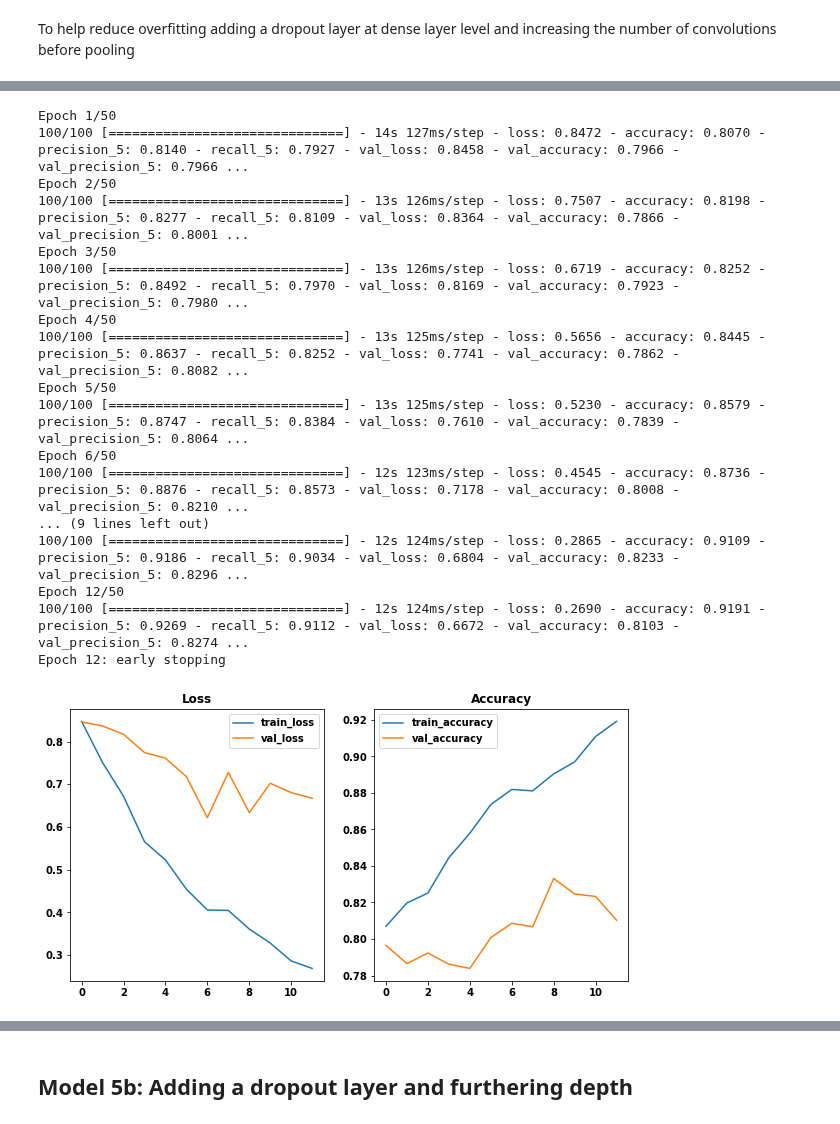
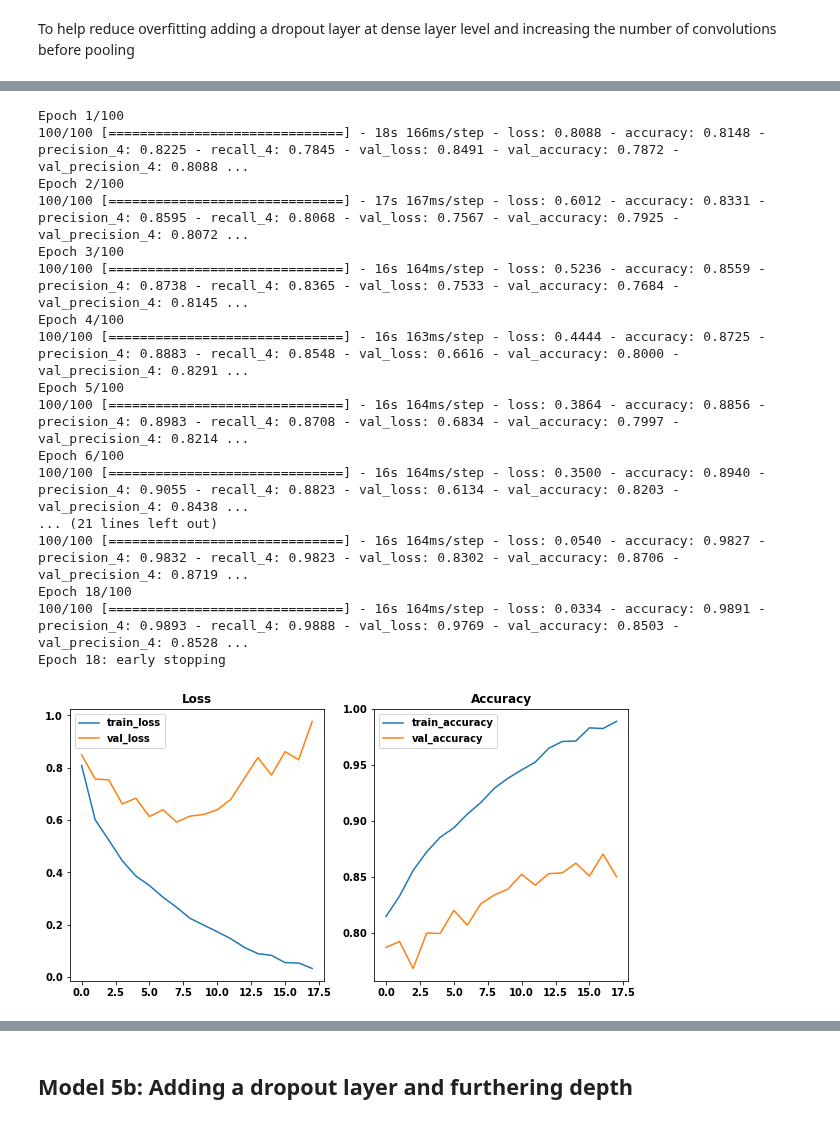
Before and after one commit to ssaeed85/dsc-ph5-MarsTerrainAnomalyDetection, a Jupyter notebook: 02_TensorflowModeling_Adam.ipynb, the cells around one changed output, grey strips where cells are left out. Drawn from its saved outputs; the diff is of its cells as text; code cells hidden in the pictures.

```diff
--- a/02_TensorflowModeling_Adam.ipynb
+++ b/02_TensorflowModeling_Adam.ipynb
@@ -58,7 +32,7 @@ train_datagen = ImageDataGenerator(rescale=1./255)
 train_generator = train_datagen.flow_from_directory(
     'images/train/',
     target_size = (227,227),
-    batch_size=128,
+    batch_size=225,
     color_mode='grayscale',
     class_mode='categorical'
 )
@@ -73,7 +47,7 @@ val_datagen = ImageDataGenerator(rescale=1./255)
 val_generator = val_datagen.flow_from_directory(
     'images/val/',
     target_size = (227,227),
-    batch_size=128,
+    batch_size=64,
     color_mode='grayscale',
     class_mode='categorical'
 )
@@ -100,9 +74,11 @@ Found 1793 images belonging to 8 classes.
 early_stop = EarlyStopping(monitor='val_loss',
                            min_delta=1e-8,
                            verbose=1,
-                           patience = 5,
+                           patience = 10,
                            restore_best_weights=True,
                            mode='min')
+
+epochs_to_train = 100
 # %% [markdown]
 ## Model 1 - Simple CNN
 # %%
@@ -499,33 +473,33 @@ _________________________________________________________________
 results = model.fit(train_generator,
                     callbacks=early_stop,
                     steps_per_epoch=100,  # Number of training samples to pull per epoch
-                    epochs=50,  # Number of epochs
+                    epochs=epochs_to_train,  # Number of epochs
                     validation_data=val_generator,
                     validation_steps=50,  # Number of validation samples to run validation on
                     verbose=1
                     )
 # %% [output]
-Epoch 1/50
-100/100 [==============================] - 14s 127ms/step - loss: 0.8472 - accuracy: 0.8070 - precision_5: 0.8140 - recall_5: 0.7927 - val_loss: 0.8458 - val_accuracy: 0.7966 - val_precision_5: 0.7966 ...
-Epoch 2/50
-100/100 [==============================] - 13s 126ms/step - loss: 0.7507 - accuracy: 0.8198 - precision_5: 0.8277 - recall_5: 0.8109 - val_loss: 0.8364 - val_accuracy: 0.7866 - val_precision_5: 0.8001 ...
-Epoch 3/50
-100/100 [==============================] - 13s 126ms/step - loss: 0.6719 - accuracy: 0.8252 - precision_5: 0.8492 - recall_5: 0.7970 - val_loss: 0.8169 - val_accuracy: 0.7923 - val_precision_5: 0.7980 ...
-Epoch 4/50
-100/100 [==============================] - 13s 125ms/step - loss: 0.5656 - accuracy: 0.8445 - precision_5: 0.8637 - recall_5: 0.8252 - val_loss: 0.7741 - val_accuracy: 0.7862 - val_precision_5: 0.8082 ...
-Epoch 5/50
-100/100 [==============================] - 13s 125ms/step - loss: 0.5230 - accuracy: 0.8579 - precision_5: 0.8747 - recall_5: 0.8384 - val_loss: 0.7610 - val_accuracy: 0.7839 - val_precision_5: 0.8064 ...
-Epoch 6/50
-100/100 [==============================] - 12s 123ms/step - loss: 0.4545 - accuracy: 0.8736 - precision_5: 0.8876 - recall_5: 0.8573 - val_loss: 0.7178 - val_accuracy: 0.8008 - val_precision_5: 0.8210 ...
-... (9 lines left out)
-100/100 [==============================] - 12s 124ms/step - loss: 0.2865 - accuracy: 0.9109 - precision_5: 0.9186 - recall_5: 0.9034 - val_loss: 0.6804 - val_accuracy: 0.8233 - val_precision_5: 0.8296 ...
-Epoch 12/50
-100/100 [==============================] - 12s 124ms/step - loss: 0.2690 - accuracy: 0.9191 - precision_5: 0.9269 - recall_5: 0.9112 - val_loss: 0.6672 - val_accuracy: 0.8103 - val_precision_5: 0.8274 ...
-Epoch 12: early stopping
+Epoch 1/100
+100/100 [==============================] - 18s 166ms/step - loss: 0.8088 - accuracy: 0.8148 - precision_4: 0.8225 - recall_4: 0.7845 - val_loss: 0.8491 - val_accuracy: 0.7872 - val_precision_4: 0.8088 ...
+Epoch 2/100
+100/100 [==============================] - 17s 167ms/step - loss: 0.6012 - accuracy: 0.8331 - precision_4: 0.8595 - recall_4: 0.8068 - val_loss: 0.7567 - val_accuracy: 0.7925 - val_precision_4: 0.8072 ...
+Epoch 3/100
+100/100 [==============================] - 16s 164ms/step - loss: 0.5236 - accuracy: 0.8559 - precision_4: 0.8738 - recall_4: 0.8365 - val_loss: 0.7533 - val_accuracy: 0.7684 - val_precision_4: 0.8145 ...
+Epoch 4/100
+100/100 [==============================] - 16s 163ms/step - loss: 0.4444 - accuracy: 0.8725 - precision_4: 0.8883 - recall_4: 0.8548 - val_loss: 0.6616 - val_accuracy: 0.8000 - val_precision_4: 0.8291 ...
+Epoch 5/100
+100/100 [==============================] - 16s 164ms/step - loss: 0.3864 - accuracy: 0.8856 - precision_4: 0.8983 - recall_4: 0.8708 - val_loss: 0.6834 - val_accuracy: 0.7997 - val_precision_4: 0.8214 ...
+Epoch 6/100
+100/100 [==============================] - 16s 164ms/step - loss: 0.3500 - accuracy: 0.8940 - precision_4: 0.9055 - recall_4: 0.8823 - val_loss: 0.6134 - val_accuracy: 0.8203 - val_precision_4: 0.8438 ...
+... (21 lines left out)
+100/100 [==============================] - 16s 164ms/step - loss: 0.0540 - accuracy: 0.9827 - precision_4: 0.9832 - recall_4: 0.9823 - val_loss: 0.8302 - val_accuracy: 0.8706 - val_precision_4: 0.8719 ...
+Epoch 18/100
+100/100 [==============================] - 16s 164ms/step - loss: 0.0334 - accuracy: 0.9891 - precision_4: 0.9893 - recall_4: 0.9888 - val_loss: 0.9769 - val_accuracy: 0.8503 - val_precision_4: 0.8528 ...
+Epoch 18: early stopping
 # %%
-display_mode_trainTestGraphs(results)
+display_model_trainTestGraphs(results)
 # %% [output]
-[figure, old version]
+[figure, new version]
 # %%
 results.model.save(tf_chkpt_path+'Model_5_Dropout_02')
 # %% [output]
```
Also changed, not shown: parts of 75 cells of this notebook, 2 other files.
